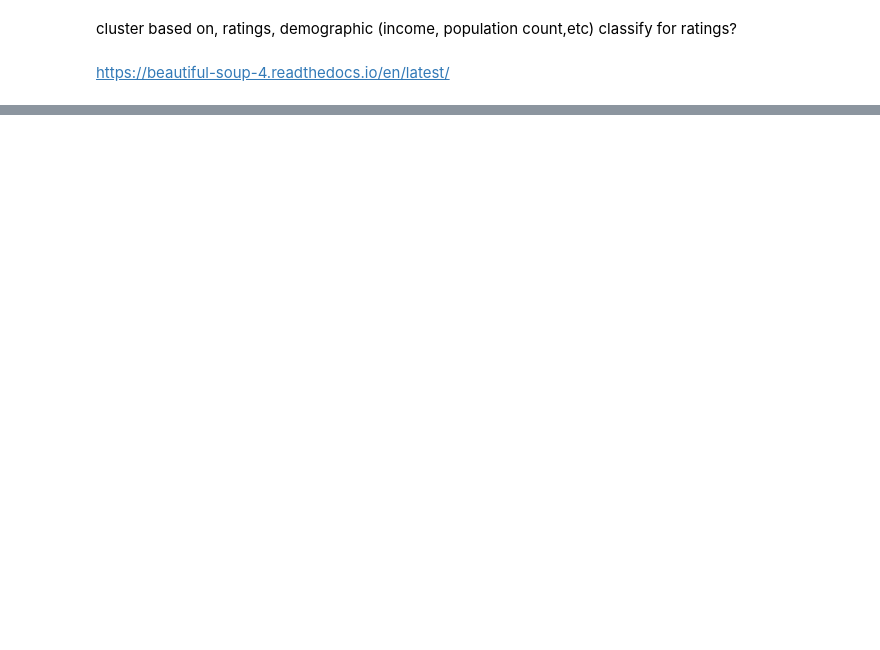
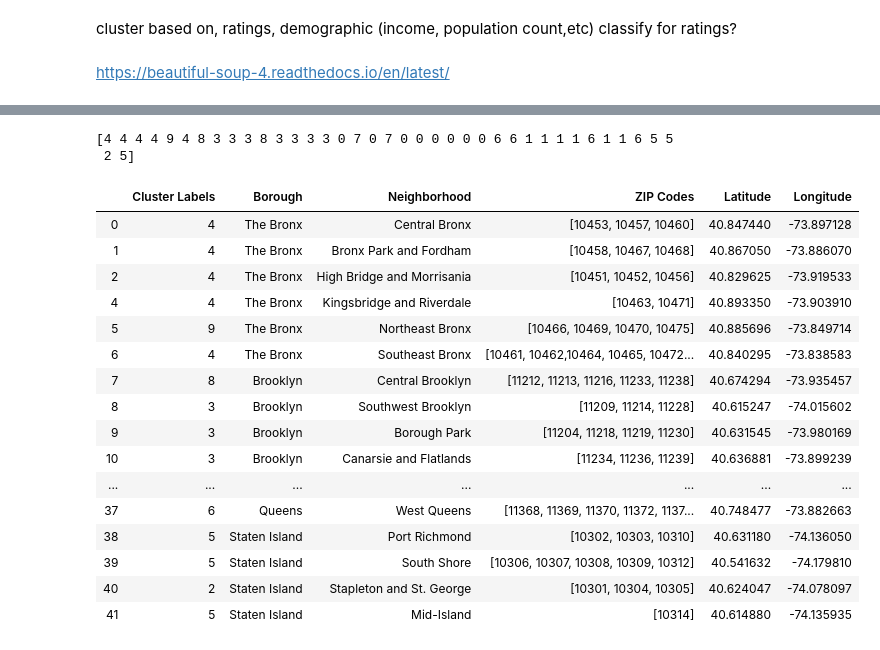
Before and after one commit to tlwang179/battle-of-the-neighbors, a Jupyter notebook: NYC_demographic_venue_ratings.ipynb, the cells around one changed output, grey strips where cells are left out. Saved outputs shown, nothing was run; the diff lists cells and outputs as text; code cells hidden in the pictures; blank space fills up the shorter version.

Commit message:
Rough draft. Clusters every neighborhood based on average restaurant ratings and demographics.

```diff
--- a/NYC_demographic_venue_ratings.ipynb
+++ b/NYC_demographic_venue_ratings.ipynb
@@ -79,0 +297,3 @@ print(tables[6])
+# %%
+neighborhoodRatings=pd.merge(neighborhood,ratingsDf)
+neighborhoodRatings.head()
@@ -79,0 +307,3 @@ print(tables[6])
+# %%
+populationRatings=pd.merge(neighborhoodRatings,populationIncome,on='Borough')
+populationRatings.head()
@@ -79,0 +320,3 @@ print(tables[6])
+# %%
+populationRatings.drop(populationRatings.columns[:3], axis=1, inplace=True)
+populationRatings.head()
@@ -79,0 +330,36 @@ print(tables[6])
+# %%
+kclusters=10
+populationRatings.dropna(inplace=True)
+model=KMeans(kclusters)
+model.fit(populationRatings)
+print(model.labels_)
+# %% [output]
+[4 4 4 4 9 4 8 3 3 3 8 3 3 3 3 0 7 0 7 0 0 0 0 0 0 6 6 1 1 1 1 6 1 1 6 5 5
+ 2 5]
+# %%
+
+droppedNeighborhood=neighborhood.drop([3,13,14])
+droppedNeighborhood.insert(0,'Cluster Labels', model.labels_)
+droppedNeighborhood
+
+
+# index=[1,3,4,5,6,8]
+# populationDf.drop(populationDf.columns[index],axis=1,inplace=True)
+# %% [output]
+|  | Cluster Labels | Borough | Neighborhood | ZIP Codes | Latitude | Longitude |
+| 0 | 4 | The Bronx | Central Bronx | [10453, 10457, 10460] | 40.847440 | -73.897128 |
+| 1 | 4 | The Bronx | Bronx Park and Fordham | [10458, 10467, 10468] | 40.867050 | -73.886070 |
+| 2 | 4 | The Bronx | High Bridge and Morrisania | [10451, 10452, 10456] | 40.829625 | -73.919533 |
+| 4 | 4 | The Bronx | Kingsbridge and Riverdale | [10463, 10471] | 40.893350 | -73.903910 |
+| 5 | 9 | The Bronx | Northeast Bronx | [10466, 10469, 10470, 10475] | 40.885696 | -73.849714 |
+| 6 | 4 | The Bronx | Southeast Bronx | [10461, 10462,10464, 10465, 10472... | 40.840295 | -73.838583 |
+| 7 | 8 | Brooklyn | Central Brooklyn | [11212, 11213, 11216, 11233, 11238] | 40.674294 | -73.935457 |
+| 8 | 3 | Brooklyn | Southwest Brooklyn | [11209, 11214, 11228] | 40.615247 | -74.015602 |
+| 9 | 3 | Brooklyn | Borough Park | [11204, 11218, 11219, 11230] | 40.631545 | -73.980169 |
+| 10 | 3 | Brooklyn | Canarsie and Flatlands | [11234, 11236, 11239] | 40.636881 | -73.899239 |
+| ... | ... | ... | ... | ... | ... | ... |
+| 37 | 6 | Queens | West Queens | [11368, 11369, 11370, 11372, 1137... | 40.748477 | -73.882663 |
+| 38 | 5 | Staten Island | Port Richmond | [10302, 10303, 10310] | 40.631180 | -74.136050 |
+| 39 | 5 | Staten Island | South Shore | [10306, 10307, 10308, 10309, 10312] | 40.541632 | -74.179810 |
+| 40 | 2 | Staten Island | Stapleton and St. George | [10301, 10304, 10305] | 40.624047 | -74.078097 |
+| 41 | 5 | Staten Island | Mid-Island | [10314] | 40.614880 | -74.135935 |
```
Also changed, not shown: parts of 25 cells of this notebook.
